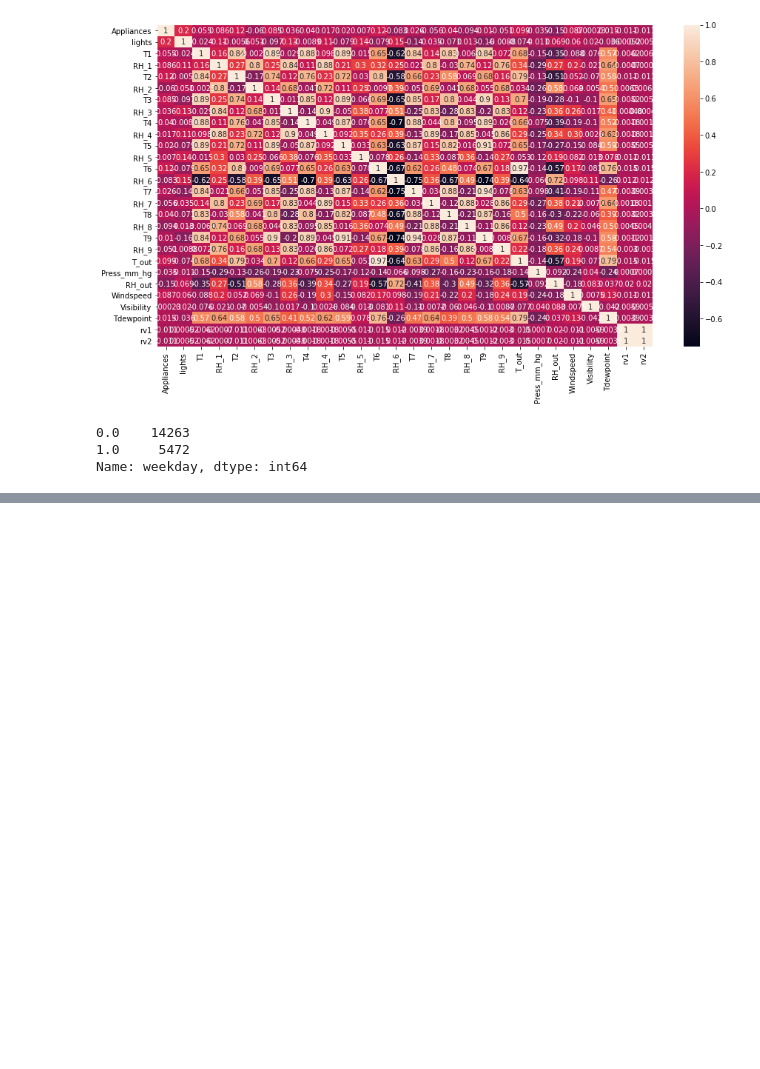
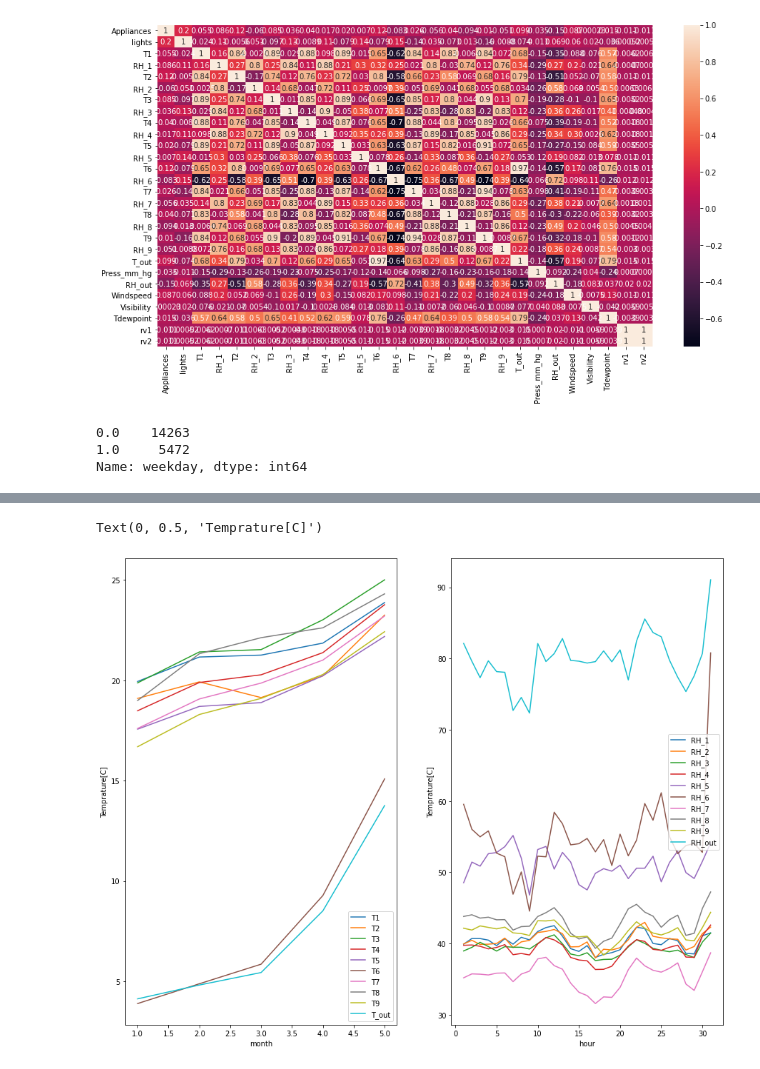
Before and after one commit to Yogesh-8998/Energy-Appliances-Prediction, a Jupyter notebook: Appliances_Energy_Prediction.ipynb, the cells around one changed output, grey strips where cells are left out. Cells and saved outputs as stored; diff of their text form; code cells hidden in the pictures; blank space fills up the shorter version.

```diff
--- a/Appliances_Energy_Prediction.ipynb
+++ b/Appliances_Energy_Prediction.ipynb
@@ -220,3 +251,11 @@ df['weekday'].value_counts()
 0.0    14263
 1.0     5472
 Name: weekday, dtype: int64
+# %%
+df['date']=pd.to_datetime(df['date'])
+# %%
+df['year']=df['date'].dt.year
+df['month']=df['date'].dt.month
+df['day']=df['date'].dt.day
+df['hour']=df['date'].dt.day
+df['dayofweek']=df['date'].dt.dayofweek
@@ -222,0 +274,19 @@ Name: weekday, dtype: int64
+# %%
+ df['weekday'] = df['dayofweek'].apply(lambda x: x//5)
+irrelevant_features.append('dayofweek')
+# %%
+ gb_month = df.groupby(['month'])
+gb_hour = df.groupby(['hour'])
+# %%
+ccgroup1_gb_month = gb_month[temp_col]
+ccgroup1_gb_hour = gb_hour[humidity_col]
+
+fig, (ax1, ax2) = plt.subplots(nrows=1, ncols=2, figsize=FIGURE_SIZE)
+ccgroup1_gb_month.mean().plot(ax=ax1)
+ccgroup1_gb_hour.mean().plot(ax=ax2)
+
+ax1.set_ylabel('Temprature[C]')
+ax2.set_ylabel('Temprature[C]')
+# %% [output]
+Text(0, 0.5, 'Temprature[C]')
+[figure, added]
```
Also changed, not shown: parts of 22 cells of this notebook.
